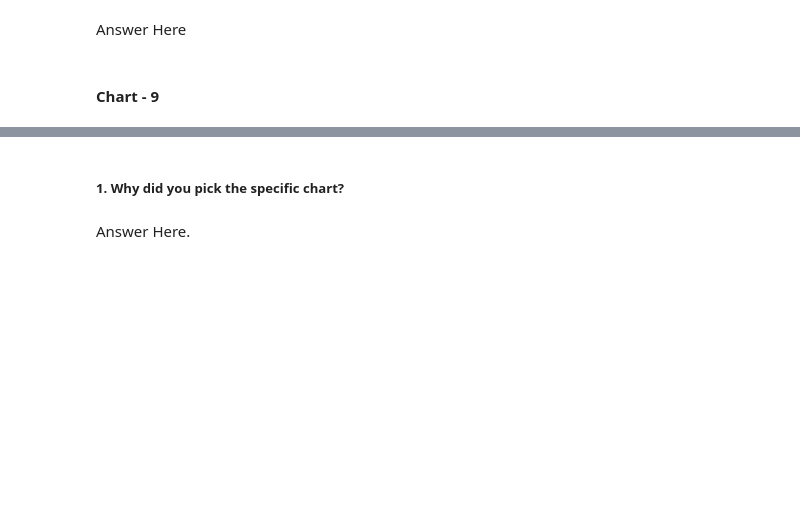
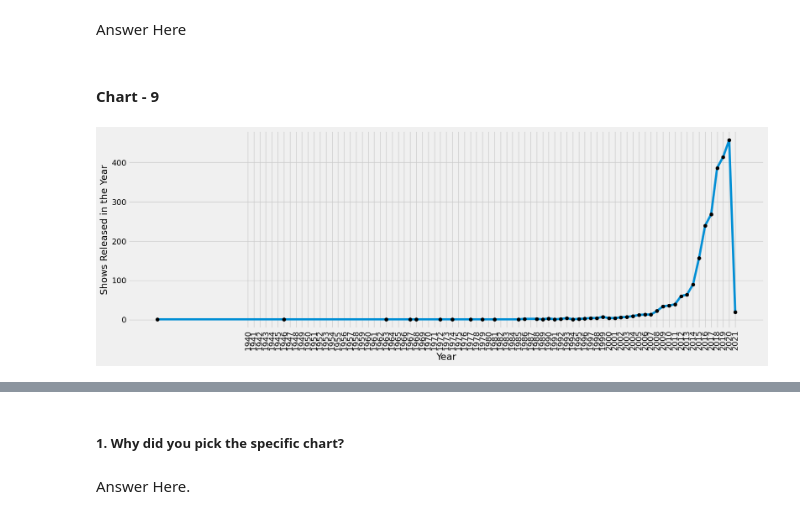
Before and after one commit to amol004/NETFLIX-MOVIES-AND-TV-SHOWS-CLUSTERING, a Jupyter notebook: NETFLIX_MOVIES_AND_TV_SHOWS_CLUSTERING.ipynb, the cells around one changed output, grey strips where cells are left out. Cells and saved outputs as stored; diff of their text form; code cells hidden in the pictures; blank space fills up the shorter version.

```diff
--- a/NETFLIX_MOVIES_AND_TV_SHOWS_CLUSTERING.ipynb
+++ b/NETFLIX_MOVIES_AND_TV_SHOWS_CLUSTERING.ipynb
@@ -601,0 +600,11 @@ Answer Here
+# %%
+# Chart - 9 visualization code
+df_year_2=tv_shows.groupby(['release_year']).agg({"title":"nunique"}).reset_index()
+plt.figure(figsize=(18, 6))
+sns.lineplot(data=df_year_2, x='release_year', y='title',marker='o',mec = 'black',mfc = 'black')
+plt.ylabel("Shows Released in the Year")
+plt.xlabel("Year")
+plt.xticks(np.arange(1940, max(tv_shows['release_year'])+1, 1.0), rotation = 90)
+plt.show()
+# %% [output]
+[figure, added]
```
Also changed, not shown: parts of 3 cells of this notebook.
